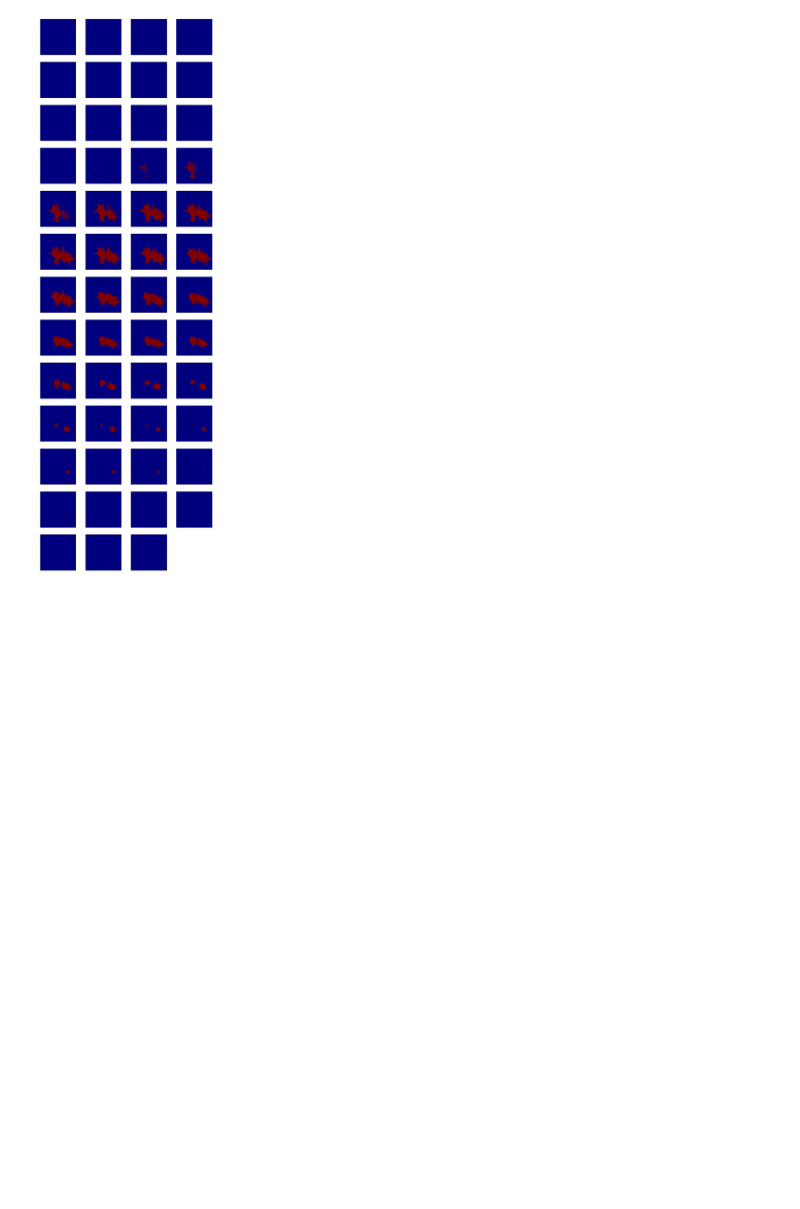
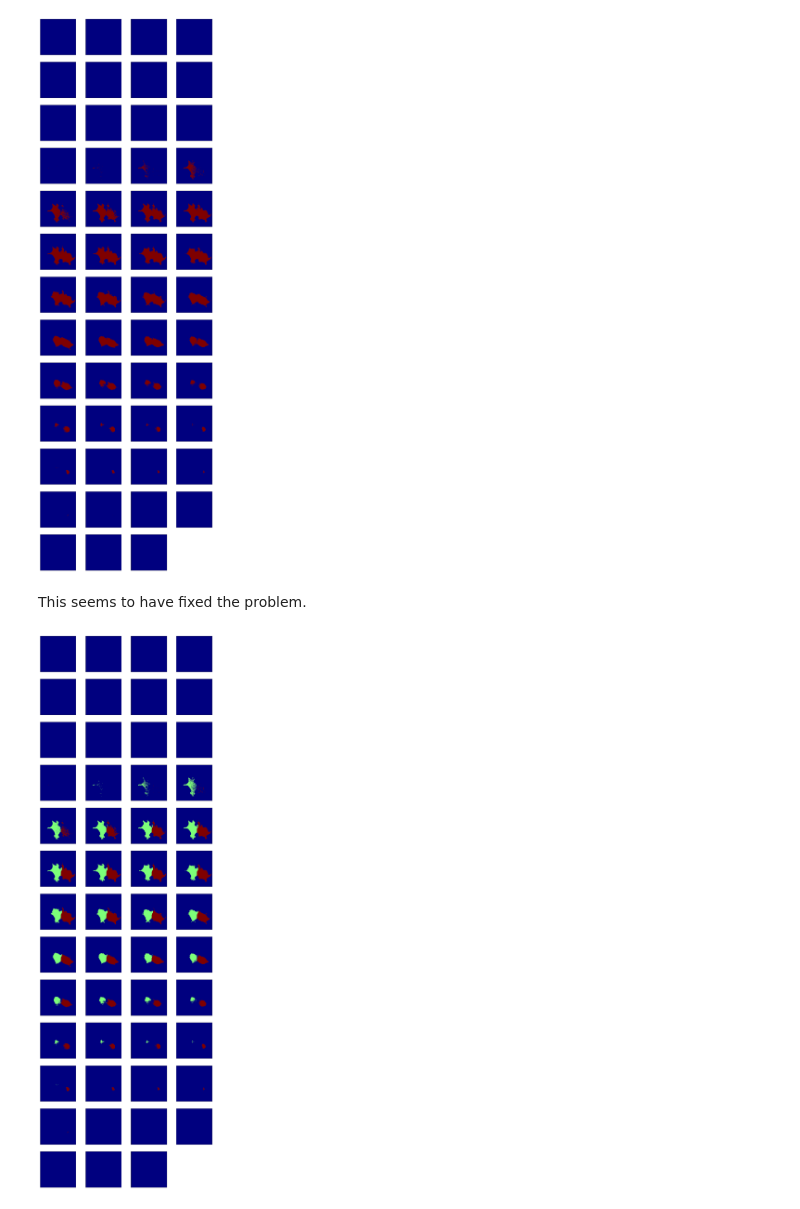
Before and after one commit to deniclab/csth-imaging, a Jupyter notebook: csth_analysis/foci_segmentation_test_run.ipynb, the cells around one changed output. Drawn from its saved outputs; the diff is of its cells as text; code cells hidden in the pictures; blank space fills up the shorter version.

```diff
--- a/csth_analysis/foci_segmentation_test_run.ipynb
+++ b/csth_analysis/foci_segmentation_test_run.ipynb
@@ -205,3 +205,9 @@ Cells segmented.
 PexSegment.PexSegmentObj.plot_stack(splitter.cell_masks[0])
 # %% [output]
 [figure]
+# %% [markdown]
+This seems to have fixed the problem.
+# %%
+PexSegment.PexSegmentObj.plot_stack(splitter.segmented_cells[0])
+# %% [output]
+[figure, added]
```
Also changed, not shown: parts of 29 cells of this notebook, 4 other files.
